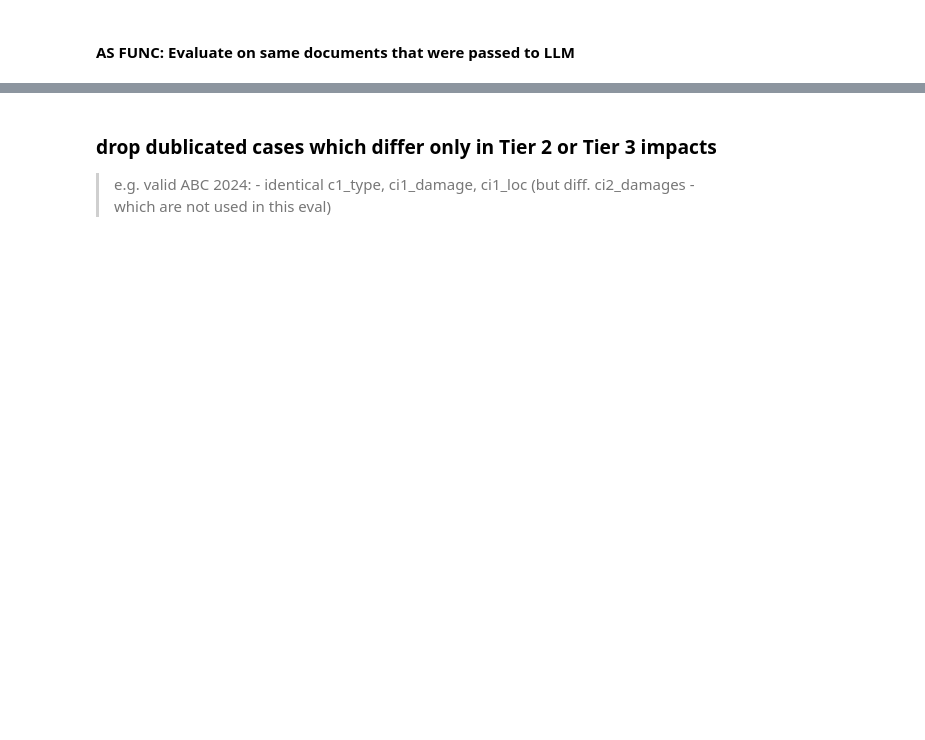
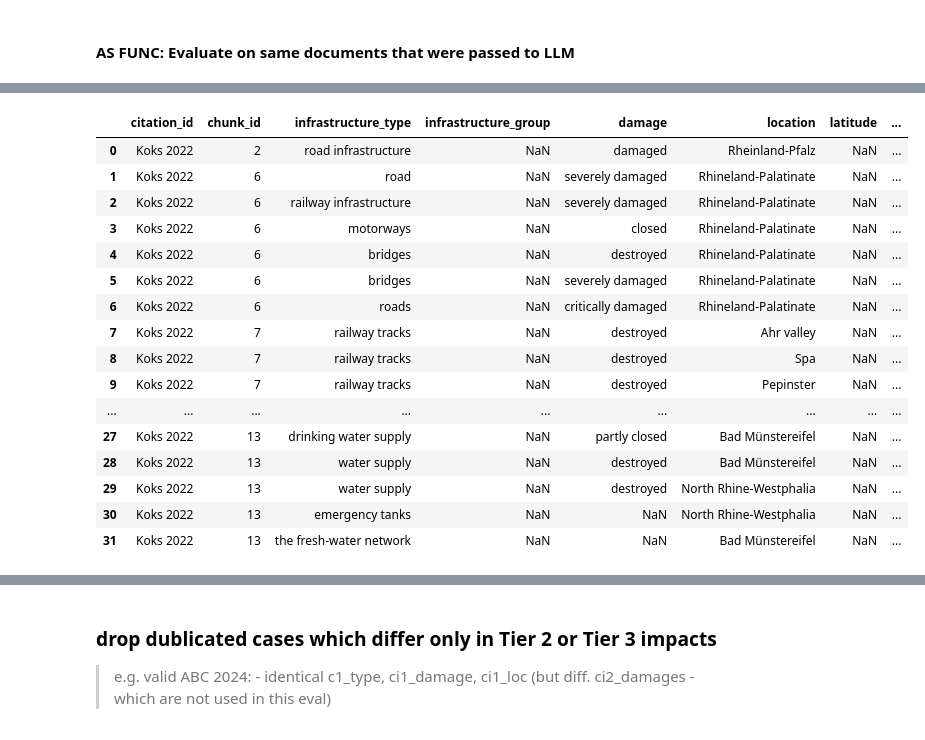
Before and after one commit to SWN-group-at-TU-Berlin/CI-impacts-information-retrieval, a Jupyter notebook: notebooks/llm_evaluation.ipynb, the cells around one changed output, grey strips where cells are left out. Cells and saved outputs as stored; diff of their text form; code cells hidden in the pictures; blank space fills up the shorter version.

Commit message:
feat(eval): init geolocalization funcs, drop of entries on country-level

```diff
--- a/notebooks/llm_evaluation.ipynb
+++ b/notebooks/llm_evaluation.ipynb
@@ -202,0 +243,58 @@ df_pred.loc[df_pred["citation_id"]== "Krausmann 2014"] # Krausmann -> large hall
+# %%
+def split_text_into_multiple_rows(df: pd.DataFrame, column: str, split_at = " and ") -> pd.DataFrame:
+    """ split text at splitting_point into multiple rows """
+    # split CIs and LOCs with "and" into multiple rows
+    df[column] = df[column].str.split(split_at)
+    # NOTE: Removes info from CI - drops info if CI is singular o plural (e.g, road and railway infrastrcutre --> "road", "railway infrastructure")
+    df = df.explode(column=column)
+    df = df.drop_duplicates().reset_index(drop=True)
+    return df
+
+# disentangle rows which contain multiple locations or CIs
+df_pred = split_text_into_multiple_rows(df_pred, "location",  split_at = " and ")
+df_pred = split_text_into_multiple_rows(df_pred, "infrastructure_type",  split_at = " and ")
+df_valid = split_text_into_multiple_rows(df_valid, "ci1_location",  split_at = " and ")
+df_valid = split_text_into_multiple_rows(df_valid, "ci1_type",  split_at = " and ")
+#
+# %%
+# rm "the " in front of LOC
+# TODO try to remove "the" already before passing to GeoLLM i nextraction-WF
+df_pred["location"] = df_pred["location"].replace(r"the ", "", regex=True).str.strip()
+df_valid["ci1_location"] = df_valid["ci1_location"].replace(r"the ", "", regex=True).str.strip()
+
+# extract dict from string
+df_pred["coord_potential_locations"] = df_pred["coord_potential_locations"].apply(lambda x: eval(x))
+
+# mv to utils
+def get_bbox(points):
+    x_coordinates, y_coordinates = zip(*points)
+    return [(min(x_coordinates), min(y_coordinates)), (max(x_coordinates), max(y_coordinates))]
+
+df_pred["coords"] = None
+df_pred["coords_coarse"] = None
+
+for entry in range(len(df_pred)):
+    potential_coords = df_pred["coord_potential_locations"].iloc[entry]
+    try:
+        loc = df_pred["location"].iloc[entry]
+        if loc == np.nan:
+            continue
+
+        df_pred.at[entry,  "coords"] = potential_coords[loc][0:2]
+
+    except Exception as e:
+        print(f"No geolocalization possible for row {entry}: {e} \n{df_pred['coord_potential_locations'].iloc[entry]}")
+        # e.g. "flood region", "Erft region", "A76 in both directions"
+        print("Creating BBox of potential location based on locations mentioned in respective chunk text")
+        coords_list = [[float(v[0]), float(v[1])] for v in potential_coords.values()]
+        df_pred.at[entry,  "coords_coarse"] =  get_bbox(coords_list)
+
+df_pred
+
+
+## drop cases where no geolocalization could be done
+
+
+# TODO when loc= "A76 in both directions" --> make new column with "eigenname" new column "potentially_location_in" with list of geollm returns and bbox based on these geollm_locs
+# TODO measure location new based on centroid of loc_red or centroid of "potentially_in"
+# %% [output]
@@ -202,0 +318,17 @@ df_pred.loc[df_pred["citation_id"]== "Krausmann 2014"] # Krausmann -> large hall
+|  | citation_id | chunk_id | infrastructure_type | infrastructure_group | damage | location | latitude | ... |
+| 0 | Koks 2022 | 2 | road infrastructure | NaN | damaged | Rheinland-Pfalz | NaN | ... |
+| 1 | Koks 2022 | 6 | road | NaN | severely damaged | Rhineland-Palatinate | NaN | ... |
+| 2 | Koks 2022 | 6 | railway infrastructure | NaN | severely damaged | Rhineland-Palatinate | NaN | ... |
+| 3 | Koks 2022 | 6 | motorways | NaN | closed | Rhineland-Palatinate | NaN | ... |
+| 4 | Koks 2022 | 6 | bridges | NaN | destroyed | Rhineland-Palatinate | NaN | ... |
+| 5 | Koks 2022 | 6 | bridges | NaN | severely damaged | Rhineland-Palatinate | NaN | ... |
+| 6 | Koks 2022 | 6 | roads | NaN | critically damaged | Rhineland-Palatinate | NaN | ... |
+| 7 | Koks 2022 | 7 | railway tracks | NaN | destroyed | Ahr valley | NaN | ... |
+| 8 | Koks 2022 | 7 | railway tracks | NaN | destroyed | Spa | NaN | ... |
+| 9 | Koks 2022 | 7 | railway tracks | NaN | destroyed | Pepinster | NaN | ... |
+| ... | ... | ... | ... | ... | ... | ... | ... | ... |
+| 27 | Koks 2022 | 13 | drinking water supply | NaN | partly closed | Bad Münstereifel | NaN | ... |
+| 28 | Koks 2022 | 13 | water supply | NaN | destroyed | Bad Münstereifel | NaN | ... |
+| 29 | Koks 2022 | 13 | water supply | NaN | destroyed | North Rhine-Westphalia | NaN | ... |
+| 30 | Koks 2022 | 13 | emergency tanks | NaN | NaN | North Rhine-Westphalia | NaN | ... |
+| 31 | Koks 2022 | 13 | the fresh-water network | NaN | NaN | Bad Münstereifel | NaN | ... |
```
Also changed, not shown: parts of 44 cells of this notebook.
